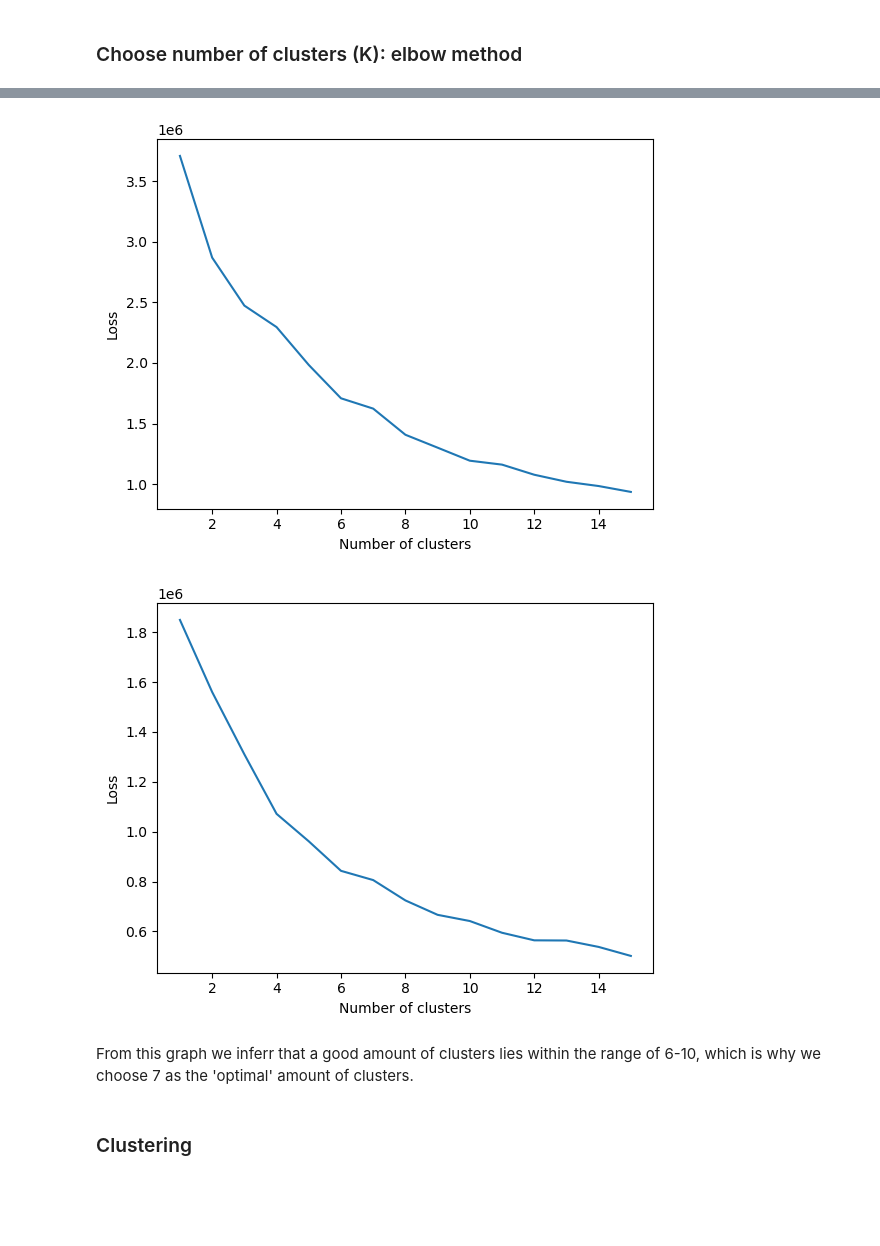
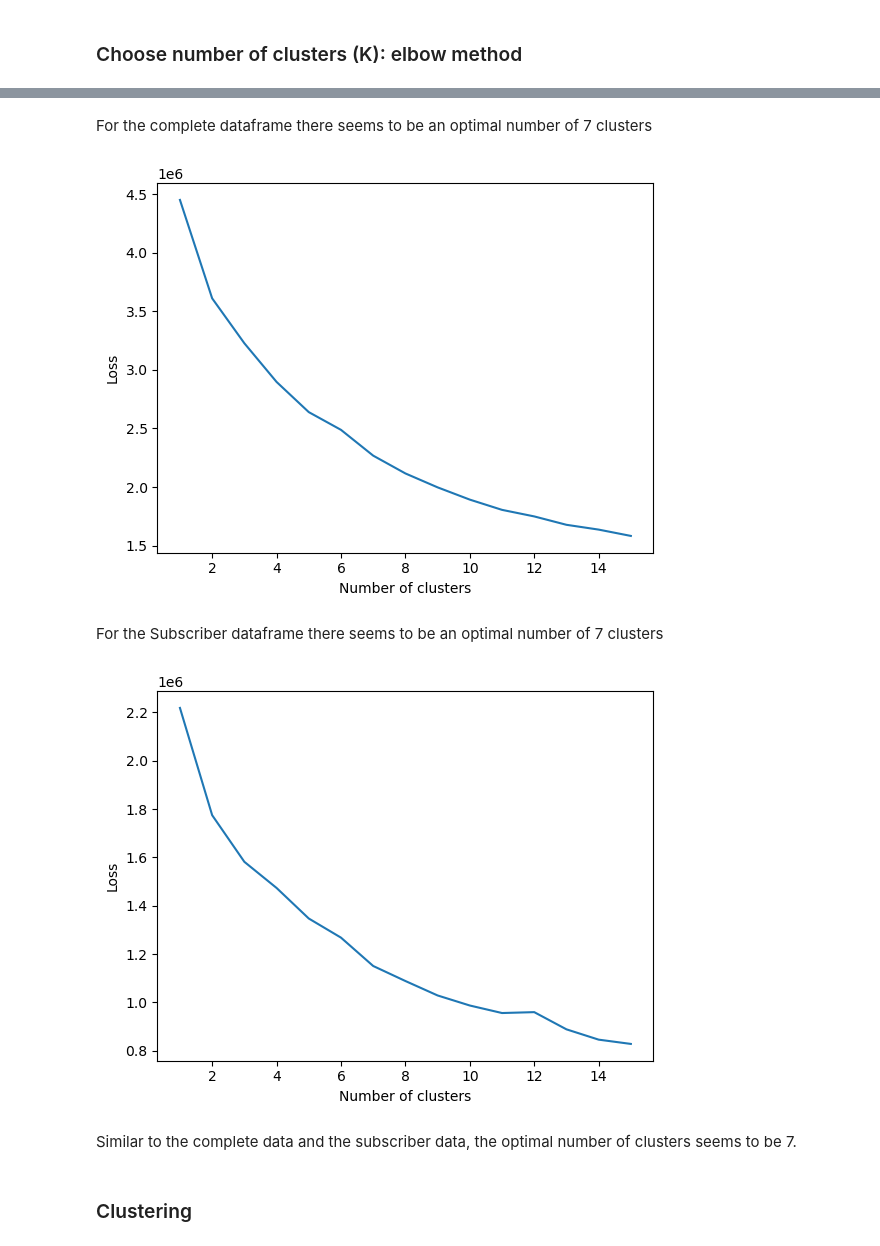
Before and after one commit to RavenRudi/AA_Group16, a Jupyter notebook: cluster_analysis.ipynb, the cells around one changed output, grey strips where cells are left out. Cells and saved outputs as stored; diff of their text form; code cells hidden in the pictures; blank space fills up the shorter version.

Commit message:
locations cluster

```diff
--- a/cluster_analysis.ipynb
+++ b/cluster_analysis.ipynb
@@ -74,17 +57,20 @@ trip_types = trip_types.loc[trip_types['duration_in_hours'] < 1.5]
 # %%
-def circular( name, feature, dataframe, n):
+#hour and weekday need to be recalculated as circular features in order to ensure the correct distances between each hour/day
+def circular( dataframe, feature, name, n):
     dataframe[name + '_sin'] = feature.apply(lambda x: sin(2*pi*(x/n)))
     dataframe[name + '_cos'] = feature.apply(lambda x: cos(2*pi*(x/n)))
 
-circular('hour', trip_types.hour, trip_types, 24)
-circular('weekday', trip_types.weekday, trip_types, 7)
+circular(trip_types, trip_types["hour"], "hour", 24)
+circular(trip_types, trip_types['weekday'], "weekday", 7)
 
+#define dataframe for subsribers and customers only
 trip_types_subs = trip_types.loc[trip_types['user_type'] == 'Subscriber']
 trip_types_cus = trip_types.loc[trip_types['user_type'] == 'Customer']
 
-X = trip_types.drop(['hour', 'weekday', 'start_time', 'start_station_id',  'user_type'], axis = 1)
-X_s = trip_types_subs.drop(['hour', 'weekday', 'start_time', 'start_station_id', 'user_type'], axis = 1)
-X_c = trip_types_cus.drop(['hour', 'weekday', 'start_time', 'start_station_id', 'user_type'], axis = 1)
+#drop features that need not or cannot to be scaled
+X = trip_types.drop(['hour', 'weekday', 'start_time', 'start_station_id',  'user_type', 'month', 'season'], axis = 1)
+X_s = trip_types_subs.drop(['hour', 'weekday', 'start_time', 'start_station_id', 'user_type', 'month', 'season'], axis = 1)
+X_c = trip_types_cus.drop(['hour', 'weekday', 'start_time', 'start_station_id', 'user_type', 'month', 'season'], axis = 1)
 # %%
 X.head()
 # %% [output]
@@ -99,13 +85,15 @@ X.head()
 # %%
+scaler= StandardScaler()
 
-def scaling(x):
-    scaler= StandardScaler()
-    scaler.fit(x)
-    x_scaled = scaler.transform(x)
-    x_scaled_df = pd.DataFrame(x_scaled, columns = x.columns, index = x.index)
-    return x_scaled, x_scaled_df
+def scaling(data):
+    scaler.fit(data)
+    data_scaled = scaler.transform(data)
+    data_scaled_df = pd.DataFrame(data_scaled, columns = data.columns, index = data.index)
+    return data_scaled, data_scaled_df
 
 X_scaled, X_scaled_df = scaling(X)
 X_scaled_s, X_scaled_df_s = scaling(X_s)
 X_scaled_c, X_scaled_df_c = scaling(X_c)
+
+# s = subscriber, c = customer
 # %%
@@ -124,14 +113,14 @@ trip_types_scaled.head()
 # %% [markdown]
 ### Choose number of clusters (K): elbow method
 # %%
-k_max = 15
+#calculate optimal range of amount of clusters to use
 
-def k_optimal(X_scaled):
+def k_optimal(data, k_max):
     clusters = []
     losses = []
     for k in range(k_max):
         model= MiniBatchKMeans(n_clusters=k+1,random_state=42,init="k-means++")
-        model.fit(X_scaled)
+        model.fit(data)
         clusters.append(k+1)
         losses.append(model.inertia_)
     plt.plot(clusters, losses)
@@ -145,12 +134,16 @@ k_optimal(X_scaled)
+# %% [markdown]
+For the complete dataframe there seems to be an optimal number of 7 clusters
 # %%
-k_optimal(X_scaled_s)
+k_optimal(X_scaled_s, 15)
 # %% [output]
-[figure, old version]
+[figure, new version]
+# %% [markdown]
+For the Subscriber dataframe there seems to be an optimal number of 7 clusters
 # %%
-k_optimal(X_scaled_c)
+k_optimal(X_scaled_c, 15)
 # %% [output]
-[figure, old version]
+[figure, new version]
-# %% [markdown]
-From this graph we inferr that a good amount of clusters lies within the range of 6-10, which is why we choose 7 as the 'optimal' amount of clusters.
+# %% [markdown]
+Similar to the complete data and the subscriber data, the optimal number of clusters seems to be 7.
 # %% [markdown]
 ### Clustering
```
Also changed, not shown: parts of 57 cells of this notebook.
